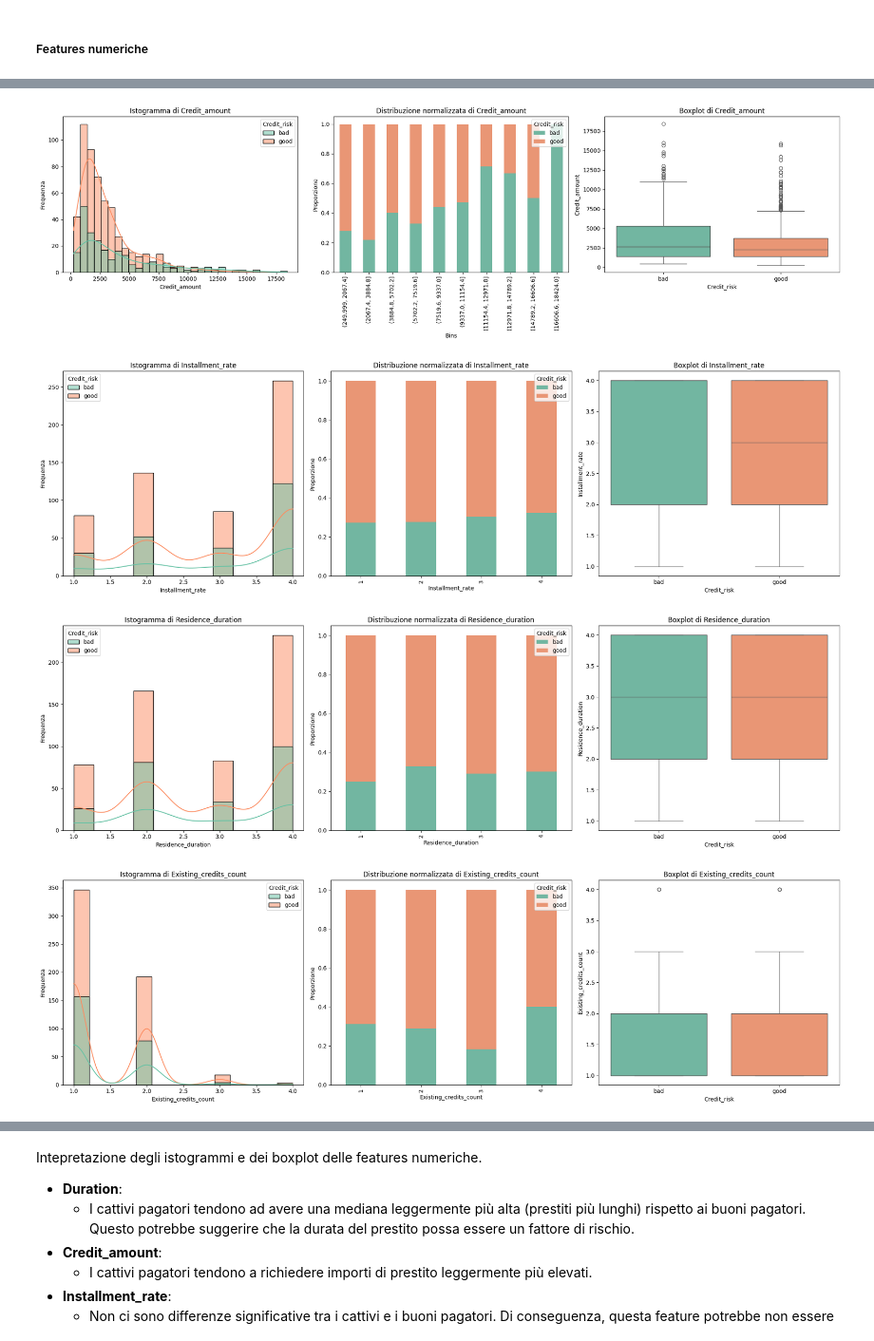
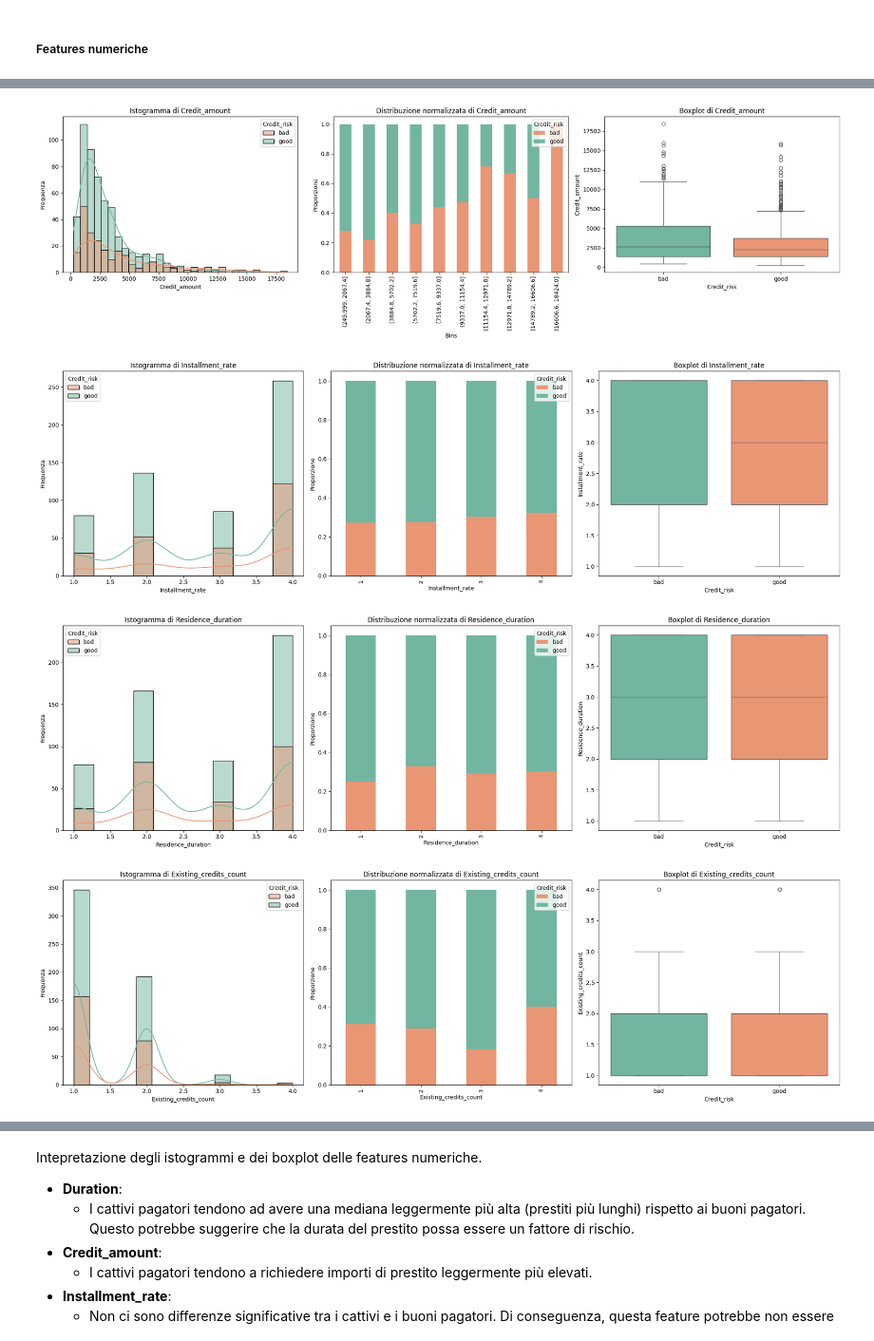
Before and after one commit to hidemet/mldm-credit-card-risk, a Jupyter notebook: myCopy_ProgettoMLDM_Dumas_Rossini.ipynb, the cells around one changed output, grey strips where cells are left out. Shown at 95% size. Cells and saved outputs as stored; diff of their text form; code cells hidden in the pictures.

```diff
--- a/myCopy_ProgettoMLDM_Dumas_Rossini.ipynb
+++ b/myCopy_ProgettoMLDM_Dumas_Rossini.ipynb
@@ -251,7 +207,7 @@ for feature in numerical_cols:
 
     # 1. Istogramma con KDE
     sns.histplot(data=data_copy, x=feature, hue='Credit_risk', kde=True,
-                 palette="Set2", ax=axes[0])
+                 palette=['#e99675','#72b6a1'], ax=axes[0])
     axes[0].set_title(f'Istogramma di {feature}')
     axes[0].set_xlabel(feature)
     axes[0].set_ylabel('Frequenza')
@@ -261,7 +217,7 @@ for feature in numerical_cols:
         # La feature è discreta, si usa direttamente il valore senza binning
         dist = data_copy.groupby(feature)['Credit_risk'].value_counts(normalize=True).unstack().fillna(0)
         dist = dist.reindex(sorted(dist.index))
-        dist.plot(kind='bar', stacked=True, color=[ '#72b6a1','#e99675'], ax=axes[1])
+        dist.plot(kind='bar', stacked=True, color=[ '#e99675','#72b6a1'], ax=axes[1])
         axes[1].set_xlabel(feature)
         axes[1].set_ylabel('Proporzione')
         axes[1].legend(title='Credit_risk', labels=['bad','good'])
@@ -271,7 +227,7 @@ for feature in numerical_cols:
             bins = np.linspace(data_copy[feature].min(), data_copy[feature].max(), 11)
             data_copy['binned'] = pd.cut(data_copy[feature], bins=bins, include_lowest=True)
             dist = data_copy.groupby('binned', observed=False)['Credit_risk'].value_counts(normalize=True).unstack().fillna(0)
-            dist.plot(kind='bar', stacked=True, color=[ '#72b6a1','#e99675'], ax=axes[1])
+            dist.plot(kind='bar', stacked=True,color=[ '#e99675','#72b6a1'], ax=axes[1])
             axes[1].set_xlabel("Bins")
             axes[1].set_ylabel('Proporzione')
             axes[1].legend(title='Credit_risk',  labels=['bad','good'])
@@ -300,14 +256,14 @@ fig, axes = plt.subplots(1, 3, figsize=(20, 6))
 
 # 1. Istogramma con KDE per "Age" suddiviso per Credit_risk
 sns.histplot(data=data_copy, x=feature, hue='Credit_risk', kde=True,
-             palette="Set2", ax=axes[0])
+             palette=[ '#e99675','#72b6a1'], ax=axes[0])
 axes[0].set_title(f'Istogramma di {feature}')
 axes[0].set_xlabel(feature)
 axes[0].set_ylabel('Frequenza')
 
 # 2. Bar plot con distribuzione normalizzata per fasce d'età (Age_Group)
 age_credit_risk = data_copy.groupby('Age_Group', observed=False)['Credit_risk'].value_counts(normalize=True).unstack().fillna(0)
-age_credit_risk.plot(kind='bar', stacked=True, color=['#e99675','#72b6a1'], ax=axes[1])
+age_credit_risk.plot(kind='bar', stacked=True, color=[ '#e99675','#72b6a1'], ax=axes[1])
 axes[1].set_title("Distribuzione del Rischio di Credito per Fascia d'età")
 axes[1].set_xlabel("Fascia d'età")
 axes[1].set_ylabel("Proporzione")
@@ -315,7 +271,7 @@ axes[1].legend(title="Credit_risk", labels=['bad', 'good'])
 
 # 3. Boxplot per "Age" in relazione al Credit_risk
 sns.boxplot(x='Credit_risk', y=feature, data=data_copy, hue='Credit_risk',
-            palette="Set2", dodge=False, ax=axes[2])
+            palette=[ '#e99675','#72b6a1'], dodge=False, ax=axes[2])
 axes[2].set_title(f'Boxplot di {feature} in relazione a Credit_risk')
 axes[2].set_xlabel("Credit_risk")
 axes[2].set_ylabel(feature)
@@ -328,4 +284,4 @@ plt.show()
-[figure, old version]
+[figure, new version]
-[figure, old version]
+[figure, new version]
-[figure, old version]
+[figure, new version]
-[figure, old version]
+[figure, new version]
```
Also changed, not shown: parts of 9 cells of this notebook.
